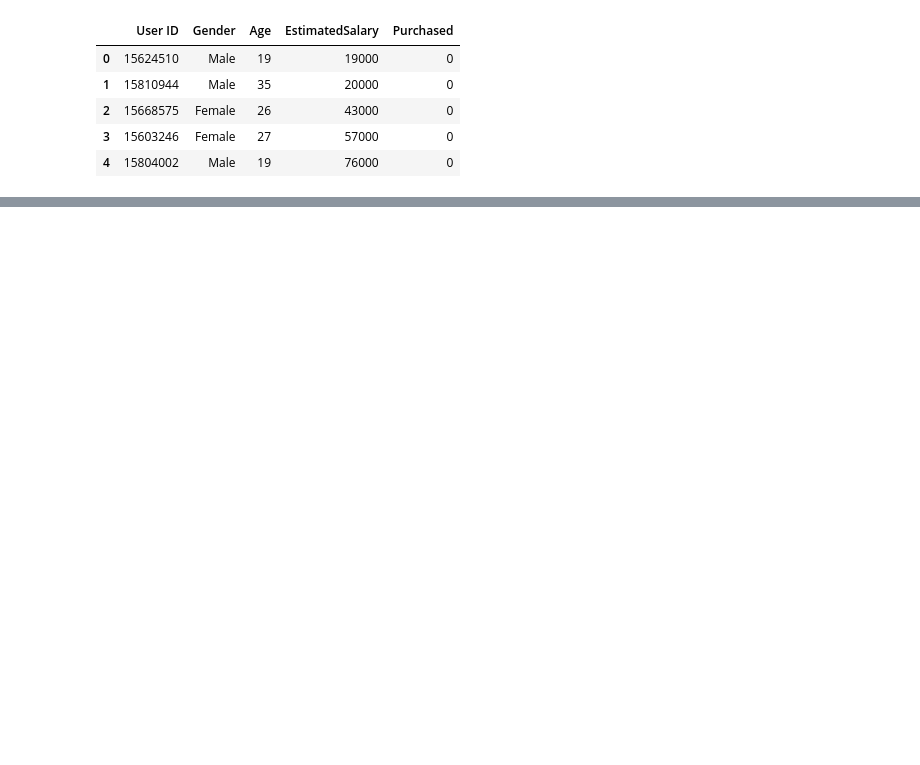
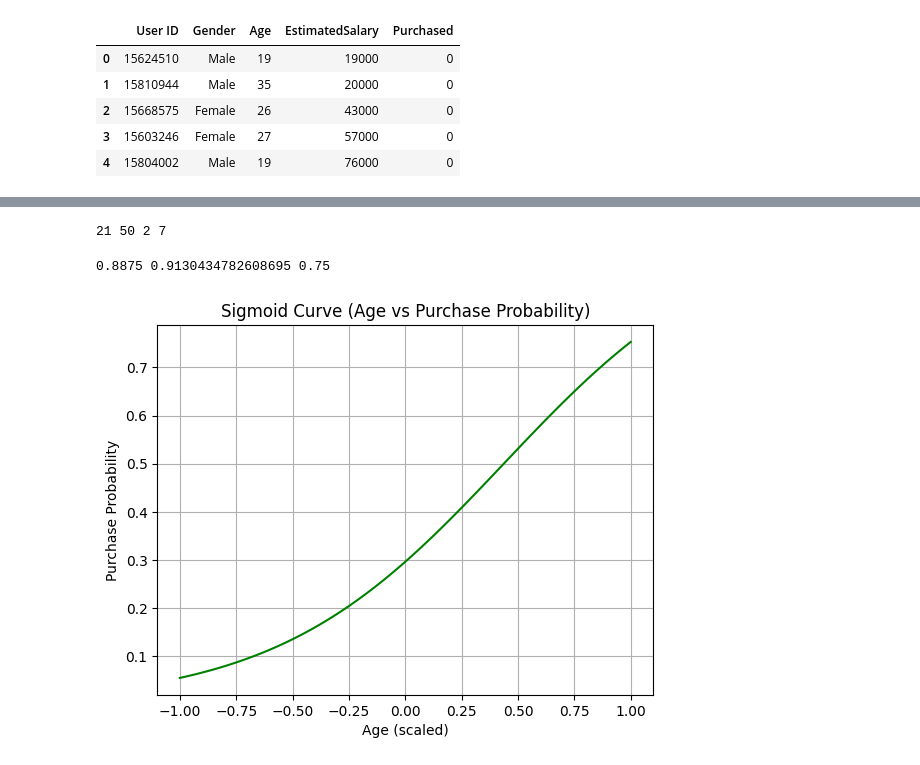
Before and after one commit to Kunals0612/TE_Lab_Assignments, a Jupyter notebook: DSBDAL/Assignment9.ipynb, the cells around one changed output, grey strips where cells are left out. Cells and saved outputs as stored; diff of their text form; code cells hidden in the pictures; blank space fills up the shorter version.

```diff
--- a/DSBDAL/Assignment9.ipynb
+++ b/DSBDAL/Assignment9.ipynb
@@ -24,0 +31,3 @@ df = pd.get_dummies(df, columns=['Gender'], drop_first=True)
+# %%
+le = LabelEncoder()
+df['Gender'] = le.fit_transform(df['Gender'])
@@ -80,0 +114,4 @@ sns.heatmap(cm,annot=True)
+# %%
+print(tp,tn,fp,fn)
+# %% [output]
+21 50 2 7
@@ -80,0 +122,31 @@ sns.heatmap(cm,annot=True)
+# %%
+print(accuracy, precision, recall)
+# %% [output]
+0.8875 0.9130434782608695 0.75
+# %%
+def sigmoid(z):
+    return 1 / (1 + np.exp(-z))
+
+# Vary Age feature (keep Gender and Salary fixed)
+age_scaled = np.linspace(X_test_scaled[:,0].min(), X_test_scaled[:,0].max(), 100)
+gender_fixed = 1    # Assume Male
+salary_fixed = 0    # Assume average salary
+
+# Prepare input (Gender, Age, Salary)
+X_input = np.array([[gender_fixed, age, salary_fixed] for age in age_scaled])
+
+# Calculate z = w.x + b
+z = model.decision_function(X_input)  # simpler way
+
+# Get probabilities
+probs = sigmoid(z)
+
+# Plot
+plt.plot(age_scaled, probs, color='green')
+plt.title('Sigmoid Curve (Age vs Purchase Probability)')
+plt.xlabel('Age (scaled)')
+plt.ylabel('Purchase Probability')
+plt.grid(True)
+plt.show()
+# %% [output]
+[figure, added]
```
Also changed, not shown: parts of 24 cells of this notebook.
